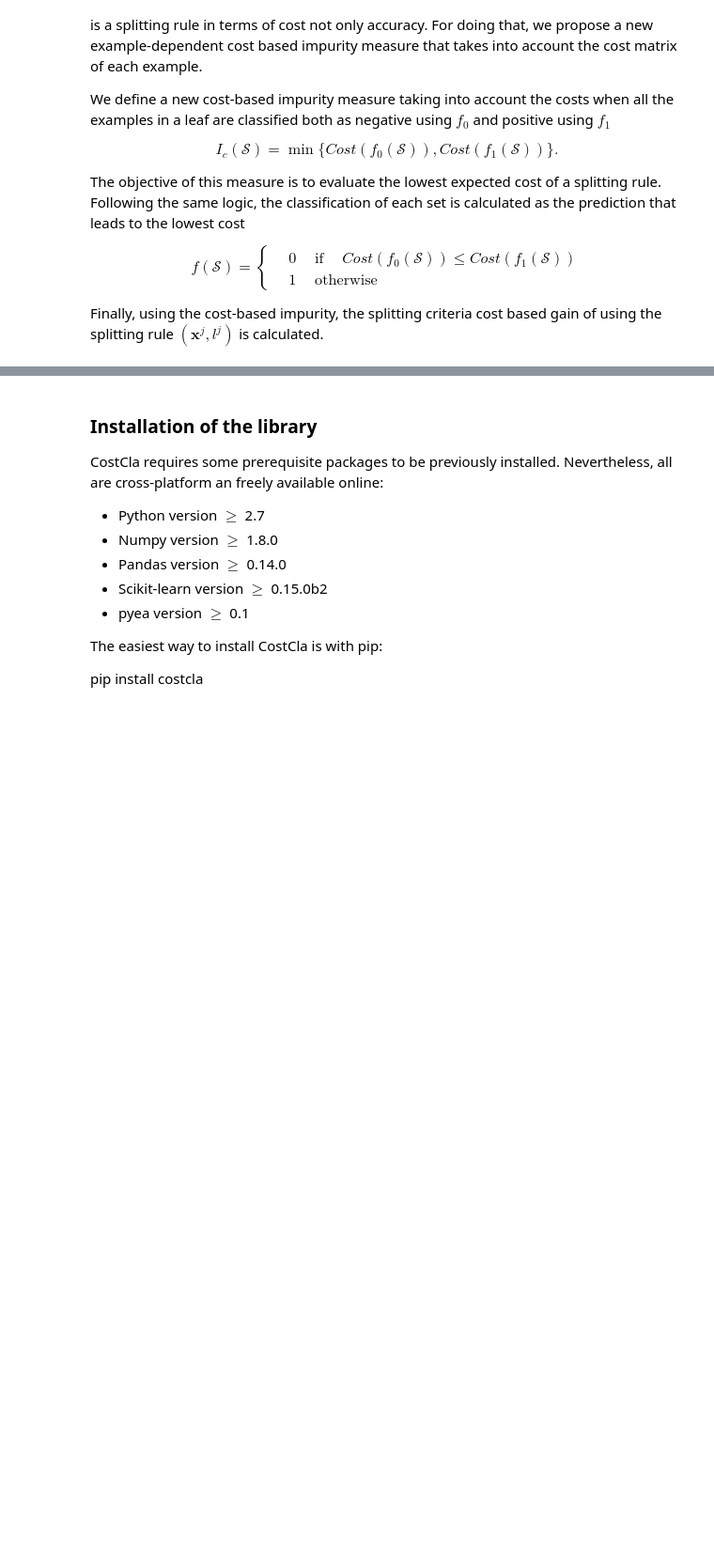
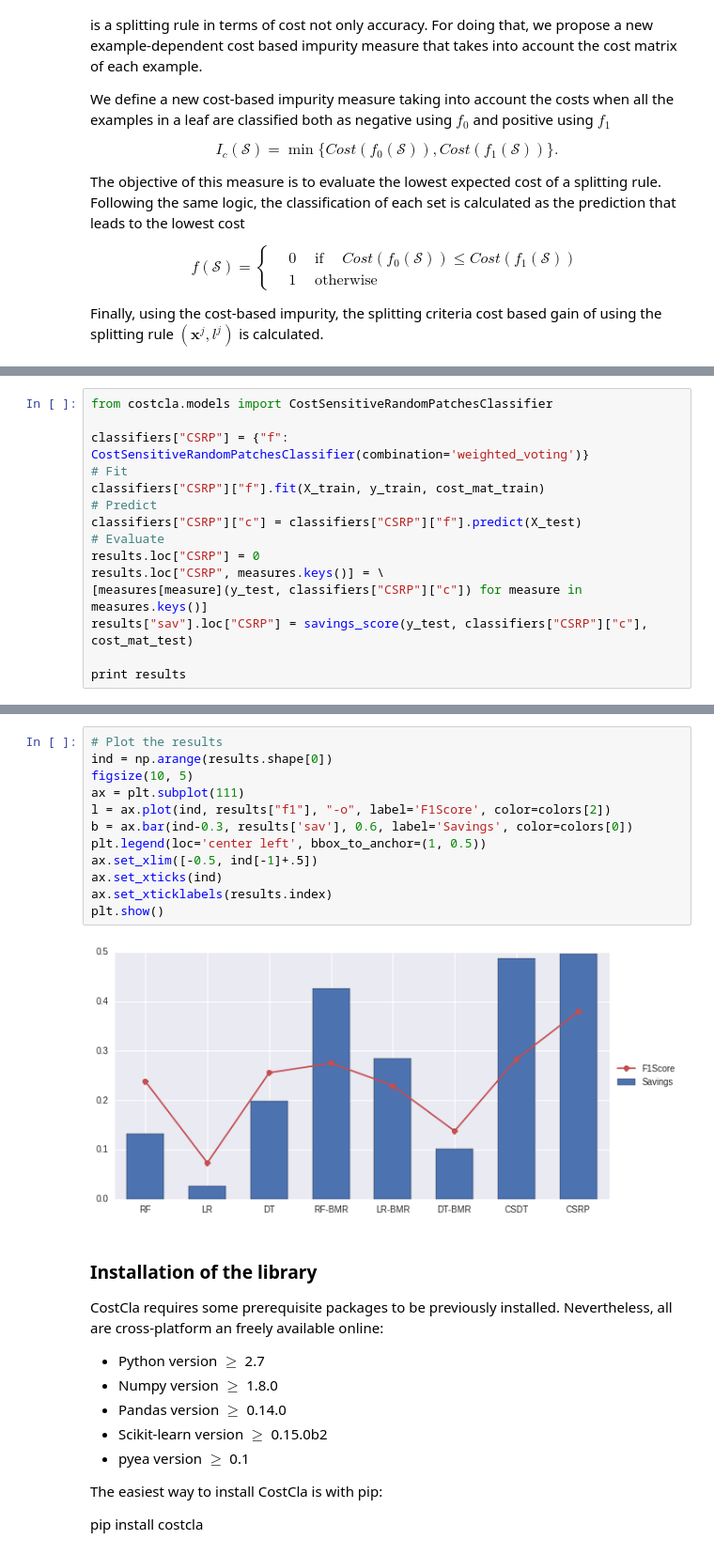
Before and after one commit to albahnsen/CostSensitiveClassification, a Jupyter notebook: doc/tutorials/tutorial_edcs_credit_scoring.ipynb, the cells around one changed output, grey strips where cells are left out. Shown at 94% size. Drawn from its saved outputs; the diff is of its cells as text; blank space fills up the shorter version.

```diff
--- a/doc/tutorials/tutorial_edcs_credit_scoring.ipynb
+++ b/doc/tutorials/tutorial_edcs_credit_scoring.ipynb
@@ -501,0 +526,15 @@ plt.show()
+# %%
+from costcla.models import CostSensitiveRandomPatchesClassifier
+
+classifiers["CSRP"] = {"f": CostSensitiveRandomPatchesClassifier(combination='weighted_voting')}
+# Fit
+classifiers["CSRP"]["f"].fit(X_train, y_train, cost_mat_train)
+# Predict
+classifiers["CSRP"]["c"] = classifiers["CSRP"]["f"].predict(X_test)
+# Evaluate
+results.loc["CSRP"] = 0
+results.loc["CSRP", measures.keys()] = \
+[measures[measure](y_test, classifiers["CSRP"]["c"]) for measure in measures.keys()]
+results["sav"].loc["CSRP"] = savings_score(y_test, classifiers["CSRP"]["c"], cost_mat_test)
+
+print results
@@ -502,3 +551,17 @@ plt.show()
+# %%
+# Plot the results
+ind = np.arange(results.shape[0])
+figsize(10, 5)
+ax = plt.subplot(111)
+l = ax.plot(ind, results["f1"], "-o", label='F1Score', color=colors[2])
+b = ax.bar(ind-0.3, results['sav'], 0.6, label='Savings', color=colors[0])
+plt.legend(loc='center left', bbox_to_anchor=(1, 0.5))
+ax.set_xlim([-0.5, ind[-1]+.5])
+ax.set_xticks(ind)
+ax.set_xticklabels(results.index)
+plt.show()
+# %% [output]
+[figure, added]
 # %% [markdown]
 ### Installation of the library
 
```
Also changed, not shown: parts of 11 cells of this notebook, 2 other files.
